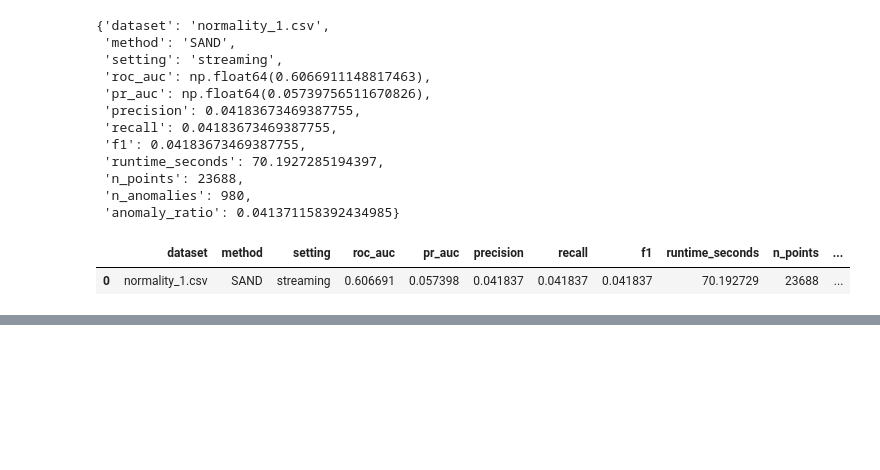
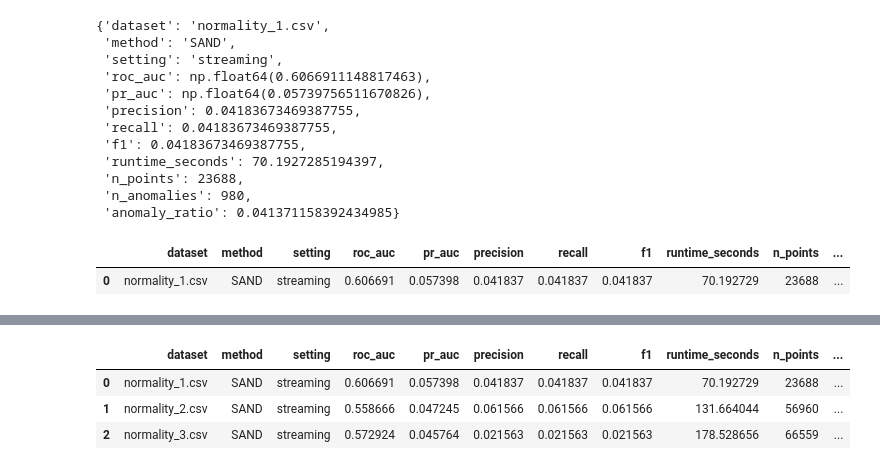
Before and after one commit to OrestisGeo/streamify-ts-anomaly-detection, a Jupyter notebook: notebooks/project2_main.ipynb, the cells around one changed output, grey strips where cells are left out. Drawn from its saved outputs; the diff is of its cells as text; code cells hidden in the pictures; blank space fills up the shorter version.

```diff
--- a/notebooks/project2_main.ipynb
+++ b/notebooks/project2_main.ipynb
@@ -861,0 +853,85 @@ Already up to date.
+# %%
+# Run SAND for the rest of the normalities
+# Run SAND online baseline on the remaining Normality datasets.
+# If a dataset already exists in sand_streaming_results.csv, it is skipped.
+# This avoids rerunning Normality 1 if its result has already been saved.
+
+from pathlib import Path
+import pandas as pd
+import importlib
+
+import src.sand_baseline as sand_baseline
+import src.evaluation as evaluation
+
+sand_baseline = importlib.reload(sand_baseline)
+evaluation = importlib.reload(evaluation)
+
+run_sand_online = sand_baseline.run_sand_online
+evaluate_scores = evaluation.evaluate_scores
+
+GENERATED_DATA_DIR = Path("data/generated")
+TABLES_DIR = Path("results/tables")
+TABLES_DIR.mkdir(parents=True, exist_ok=True)
+
+results_path = TABLES_DIR / "sand_streaming_results.csv"
+
+SAND_PARAMS = {
+    "pattern_length": 100,
+    "subsequence_length": 100,
+    "k": 6,
+    "alpha": 0.5,
+    "init_length": 3000,
+    "batch_size": 1000,
+    "overlaping_rate": 10,
+}
+
+# Load existing SAND results if they exist
+if results_path.exists():
+    sand_results = pd.read_csv(results_path)
+    completed_datasets = set(sand_results["dataset"].tolist())
+    sand_results = sand_results.to_dict("records")
+else:
+    sand_results = []
+    completed_datasets = set()
+
+generated_files = sorted(GENERATED_DATA_DIR.glob("normality_*.csv"))
+
+for dataset_path in generated_files:
+    if dataset_path.name in completed_datasets:
+        print(f"Skipping {dataset_path.name} because it already exists in results.")
+        continue
+
+    print("=" * 80)
+    print("Running SAND online on:", dataset_path.name)
+
+    df = pd.read_csv(dataset_path)
+
+    values = df["value"].to_numpy()
+    labels = df["label"].to_numpy()
+
+    sand_scores, sand_runtime = run_sand_online(
+        values=values,
+        labels=labels,
+        **SAND_PARAMS,
+    )
+
+    result = evaluate_scores(
+        scores=sand_scores,
+        labels=labels,
+        method_name="SAND",
+        dataset_name=dataset_path.name,
+        runtime_seconds=sand_runtime,
+        setting="streaming",
+    )
+
+    sand_results.append(result)
+
+    # Save after every dataset so we do not lose progress if Colab disconnects
+    pd.DataFrame(sand_results).to_csv(results_path, index=False)
+
+    print("Saved intermediate results to:", results_path)
+
+sand_results = pd.DataFrame(sand_results)
+
+display(sand_results)
+# %% [output]
@@ -861,0 +945,4 @@ Already up to date.
+|  | dataset | method | setting | roc_auc | pr_auc | precision | recall | f1 | runtime_seconds | n_points | ... |
+| 0 | normality_1.csv | SAND | streaming | 0.606691 | 0.057398 | 0.041837 | 0.041837 | 0.041837 | 70.192729 | 23688 | ... |
+| 1 | normality_2.csv | SAND | streaming | 0.558666 | 0.047245 | 0.061566 | 0.061566 | 0.061566 | 131.664044 | 56960 | ... |
+| 2 | normality_3.csv | SAND | streaming | 0.572924 | 0.045764 | 0.021563 | 0.021563 | 0.021563 | 178.528656 | 66559 | ... |
```
Also changed, not shown: parts of 4 cells of this notebook.
